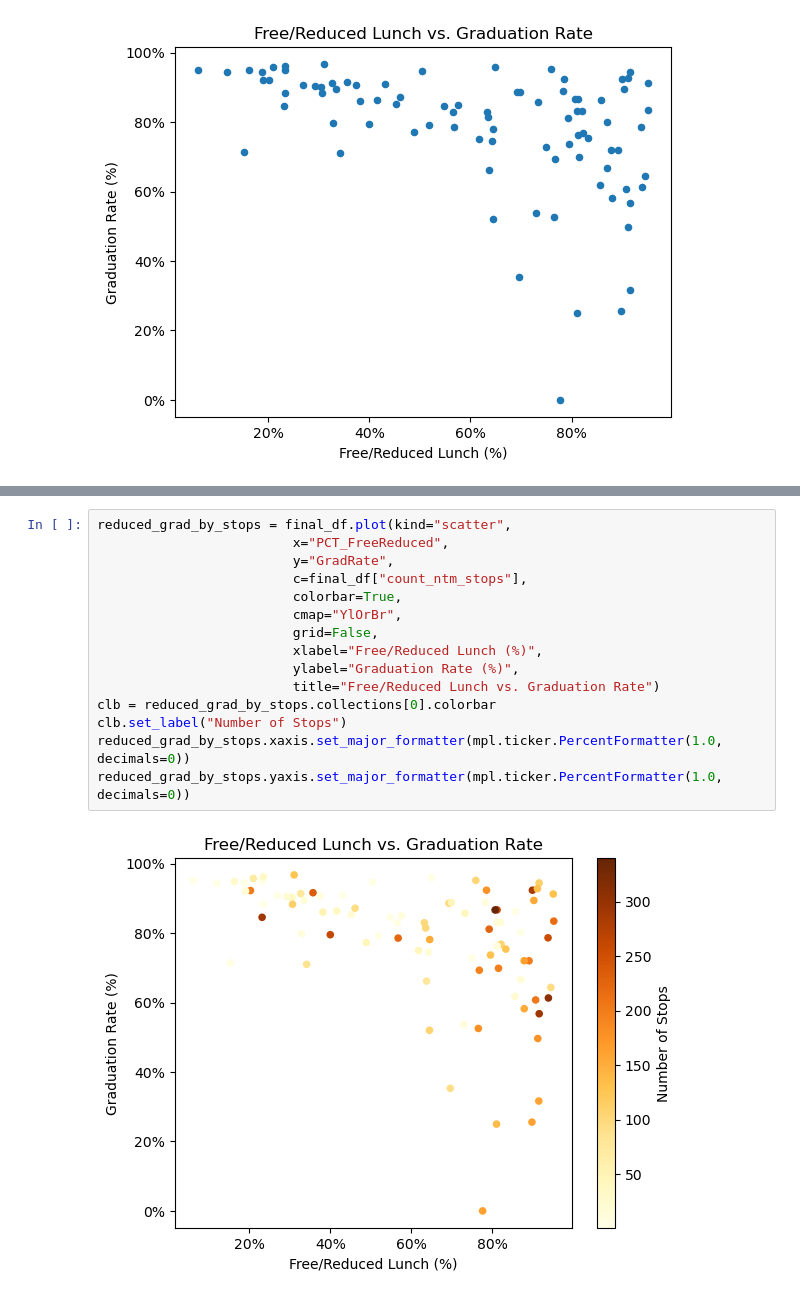
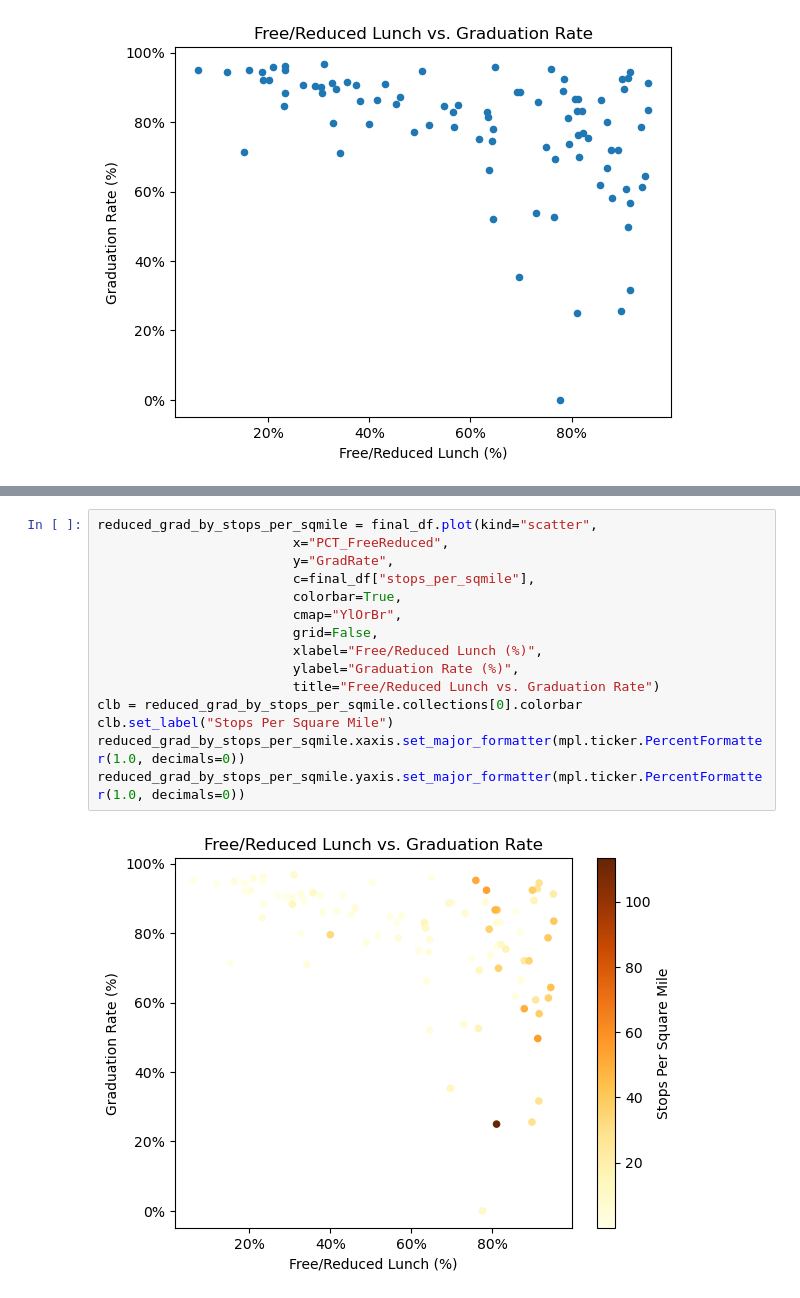
Before and after one commit to HLee12000/UpennDataProject1, a Jupyter notebook: DataAnalysis.ipynb, the cells around one changed output, grey strips where cells are left out. Drawn from its saved outputs; the diff is of its cells as text.

```diff
--- a/DataAnalysis.ipynb
+++ b/DataAnalysis.ipynb
@@ -65,17 +72,17 @@ sat_grad.yaxis.set_major_formatter(mpl.ticker.PercentFormatter(1.0, decimals=0))
 # %%
-reduced_grad_by_stops = final_df.plot(kind="scatter",
+reduced_grad_by_stops_per_sqmile = final_df.plot(kind="scatter",
                          x="PCT_FreeReduced",
                          y="GradRate",
-                         c=final_df["count_ntm_stops"],
+                         c=final_df["stops_per_sqmile"],
                          colorbar=True,
                          cmap="YlOrBr",
                          grid=False,
                          xlabel="Free/Reduced Lunch (%)",
                          ylabel="Graduation Rate (%)",
                          title="Free/Reduced Lunch vs. Graduation Rate")
-clb = reduced_grad_by_stops.collections[0].colorbar
-clb.set_label("Number of Stops")
-reduced_grad_by_stops.xaxis.set_major_formatter(mpl.ticker.PercentFormatter(1.0, decimals=0))
-reduced_grad_by_stops.yaxis.set_major_formatter(mpl.ticker.PercentFormatter(1.0, decimals=0))
+clb = reduced_grad_by_stops_per_sqmile.collections[0].colorbar
+clb.set_label("Stops Per Square Mile")
+reduced_grad_by_stops_per_sqmile.xaxis.set_major_formatter(mpl.ticker.PercentFormatter(1.0, decimals=0))
+reduced_grad_by_stops_per_sqmile.yaxis.set_major_formatter(mpl.ticker.PercentFormatter(1.0, decimals=0))
 # %% [output]
-[figure, old version]
+[figure, new version]
```
Also changed, not shown: parts of 3 cells of this notebook, 2 other files.
